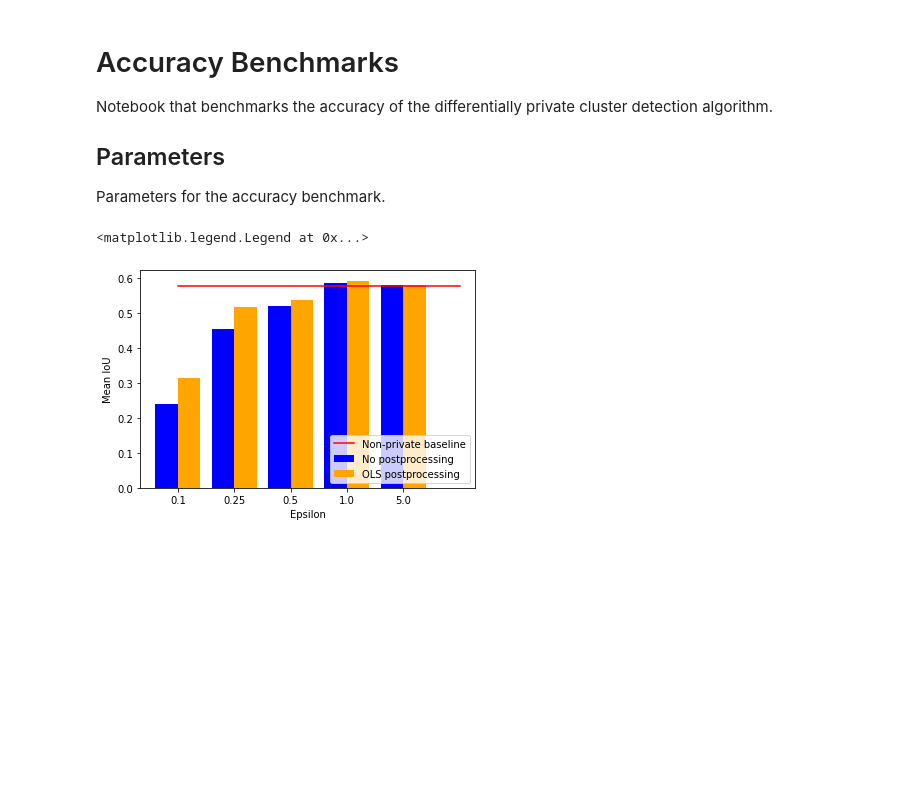
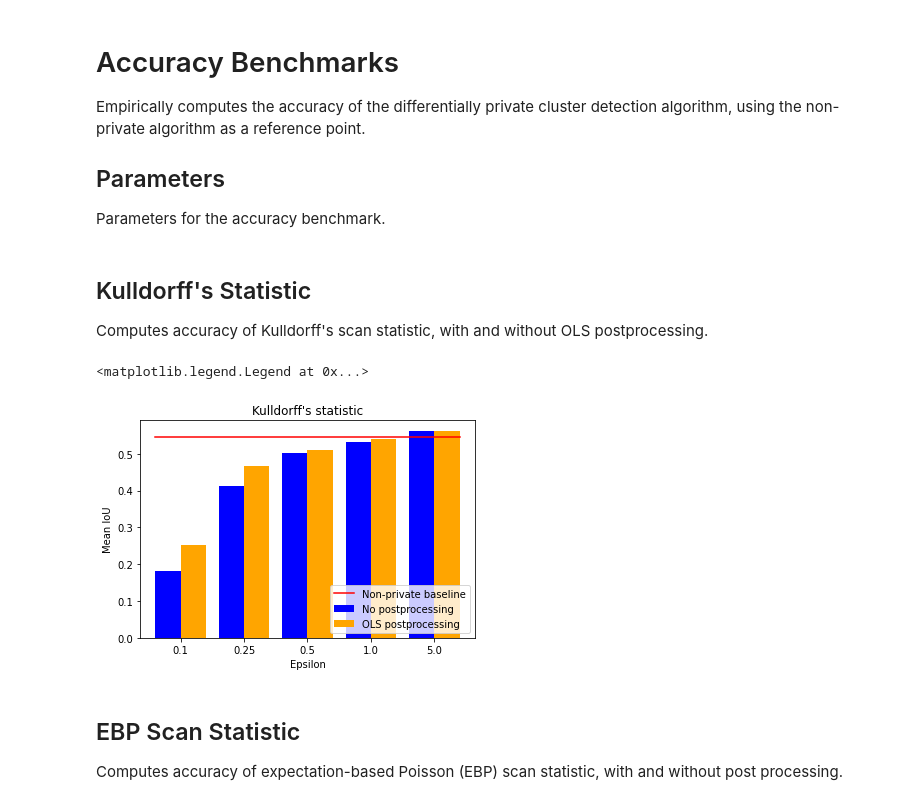
Before and after one commit to uva-dp-spatial-cluster-detection/dp-spatial-decompositions, a Jupyter notebook: benchmark_accuracy.ipynb, the cells around one changed output. Saved outputs shown, nothing was run; the diff lists cells and outputs as text; code cells hidden in the pictures; blank space fills up the shorter version.

Commit message:
update accuracy benchmarks; address EBP overflow
- Uses log-EBP scan statistic instead of EBP to avoid encountering
  floating-point overflow.

```diff
--- a/benchmark_accuracy.ipynb
+++ b/benchmark_accuracy.ipynb
@@ -1,6 +1,6 @@
 # %% [markdown]
 # Accuracy Benchmarks
-Notebook that benchmarks the accuracy of the differentially private cluster detection algorithm.
+Empirically computes the accuracy of the differentially private cluster detection algorithm, using the non-private algorithm as a reference point.
 
 ## Parameters
 Parameters for the accuracy benchmark.
@@ -12,6 +12,9 @@ BACKGROUND_INCIDENCE_RATE = 0.005 # rate of disease outside of a cluster
 CLUSTER_INCIDENCE_RATE = 0.01 # rate of disease inside of a cluster
 QUADTREE_HEIGHT = 3 # depth of space-indexing datastructure
 CLUSTER_RADIUS_INTERVAL = (0.1, 0.25) # (min, max) radius for a cluster
+# %% [markdown]
+## Kulldorff's Statistic
+Computes accuracy of Kulldorff's scan statistic, with and without OLS postprocessing.
 # %%
 import numpy as np
 import cluster
@@ -60,11 +63,10 @@ for epsilon in EPSILONS:
         private_tree = private.make_private_quadtree(tree, epsilon_total=epsilon, budget_strategy=private.BudgetStrategy.GEOMETRIC)
         ols_tree = postprocessing.build_ols_tree(private_tree)
 
-
-        # find cluster regions
-        nonprivate_scan_statistic, nonprivate_region = cluster.find_max_scan_statistic_sweep(tree, POPULATION)
-        private_scan_statistic, private_region = cluster.find_max_scan_statistic_sweep(private_tree, POPULATION)
-        ols_scan_statistic, ols_region = cluster.find_max_scan_statistic_sweep(ols_tree, POPULATION)
+        # find cluster regions using kulldorff
+        _, nonprivate_region = cluster.find_max_kulldorff_sweep(tree, POPULATION)
+        _, private_region = cluster.find_max_kulldorff_sweep(private_tree, POPULATION)
+        _, ols_region = cluster.find_max_kulldorff_sweep(ols_tree, POPULATION)
 
         # compute IoU for each region
         nonprivate_iou = util.intersection_over_union(cluster_region, util.make_shapely_circle(*nonprivate_region))
@@ -81,16 +83,23 @@ nonprivate_mean_iou = np.mean(nonprivate_ious)
 # %%
 import matplotlib.pyplot as plt
 import numpy as np
 
+plt.title(f"Kulldorff's statistic")
 plt.xlabel("Epsilon")
 plt.ylabel("Mean IoU")
 ind = np.arange(len(EPSILONS))
 width = 0.4
+# plot accuracy vs. epsilon for unprocessed private
 plt.bar(ind - width/2, private_mean_ious, width, color="blue", label="No postprocessing")
+# plot accuracy vs. epsilon for OLS postprocessed
 plt.bar(ind + width/2, ols_mean_ious, width, color="orange", label="OLS postprocessing")
 plt.xticks(ind, [str(x) for x in EPSILONS])
-plt.plot([0, max(EPSILONS)], [nonprivate_mean_iou] * 2, label="Non-private baseline", color="red")
+# draw non-private baseline
+plt.plot([-width, max(ind) + width], [nonprivate_mean_iou] * 2, label="Non-private baseline", color="red")
 plt.legend(loc="lower right")
 # %% [output]
 <matplotlib.legend.Legend at 0x...>
-[figure, old version]
+[figure, new version]
+# %% [markdown]
+## EBP Scan Statistic
+Computes accuracy of expectation-based Poisson (EBP) scan statistic, with and without post processing.
```
Also changed, not shown: parts of 5 cells of this notebook, 1 other file.
